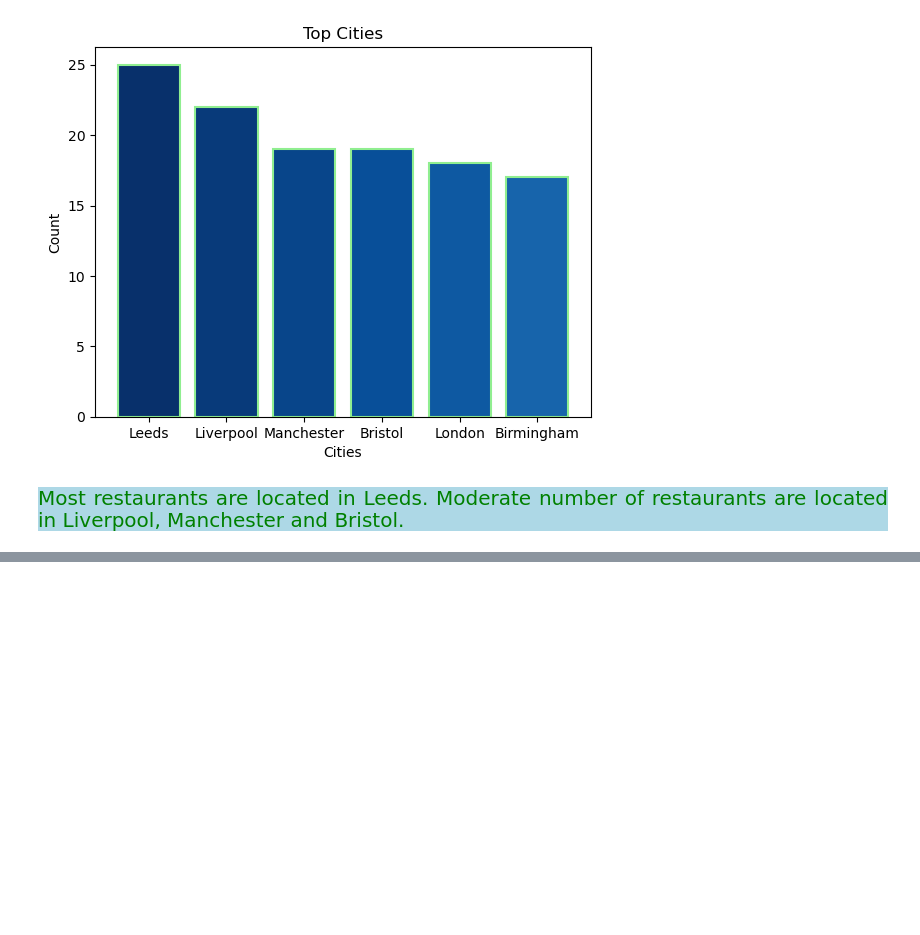
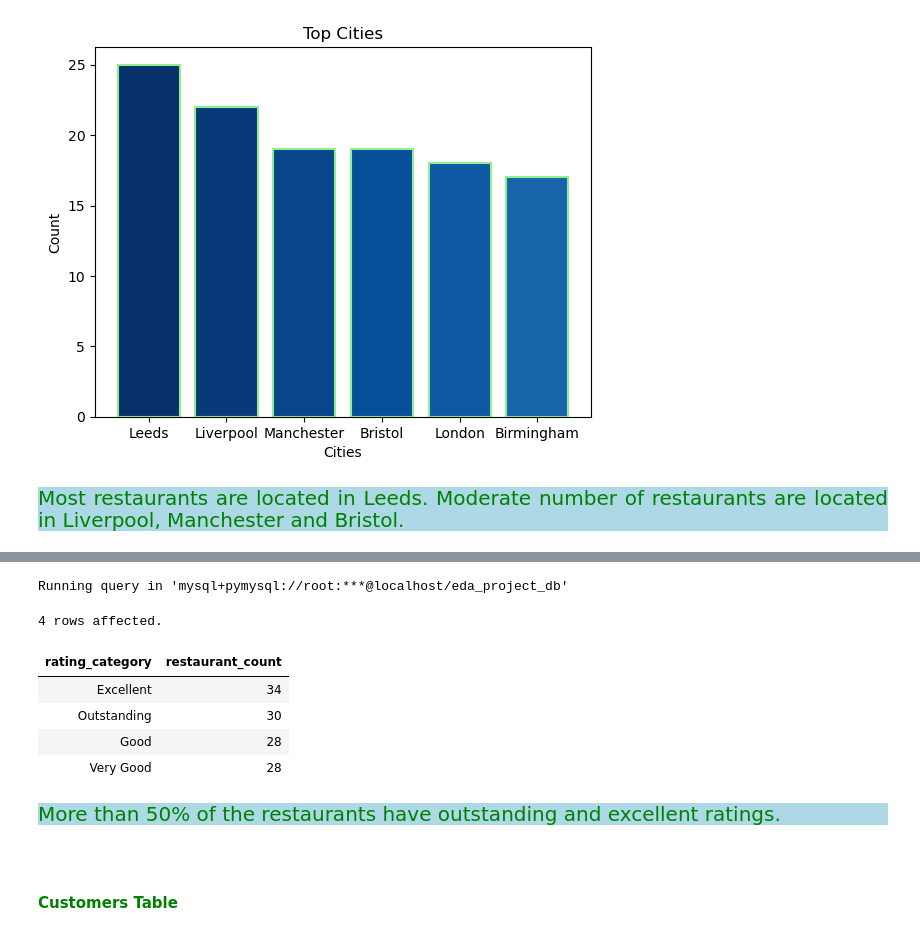
Before and after one commit to Kartika-Nidhi/SQLProjects, a Jupyter notebook: RestaurantAnalysis.ipynb, the cells around one changed output, grey strips where cells are left out. Cells and saved outputs as stored; diff of their text form; code cells hidden in the pictures; blank space fills up the shorter version.

```diff
--- a/RestaurantAnalysis.ipynb
+++ b/RestaurantAnalysis.ipynb
@@ -313,0 +374,21 @@ plt.show()
+# %%
+%%sql
+
+SELECT rating_category, COUNT(restaurant_id) AS restaurant_count
+FROM restaurants
+GROUP BY rating_category
+ORDER BY restaurant_count DESC;
+# %% [output]
+Running query in 'mysql+pymysql://root:***@localhost/eda_project_db'
+4 rows affected.
+| rating_category | restaurant_count |
+| Excellent | 34 |
+| Outstanding | 30 |
+| Good | 28 |
+| Very Good | 28 |
+# %% [markdown]
+<div style = "background-color:lightblue; color:green; font-size:20px; text-align:justify">More than 50% of the restaurants have outstanding and excellent ratings.
+# %% [markdown]
+<div>
+# %% [markdown]
+<h4 style = "color:green">Customers Table
```
Also changed, not shown: parts of 4 cells of this notebook.
